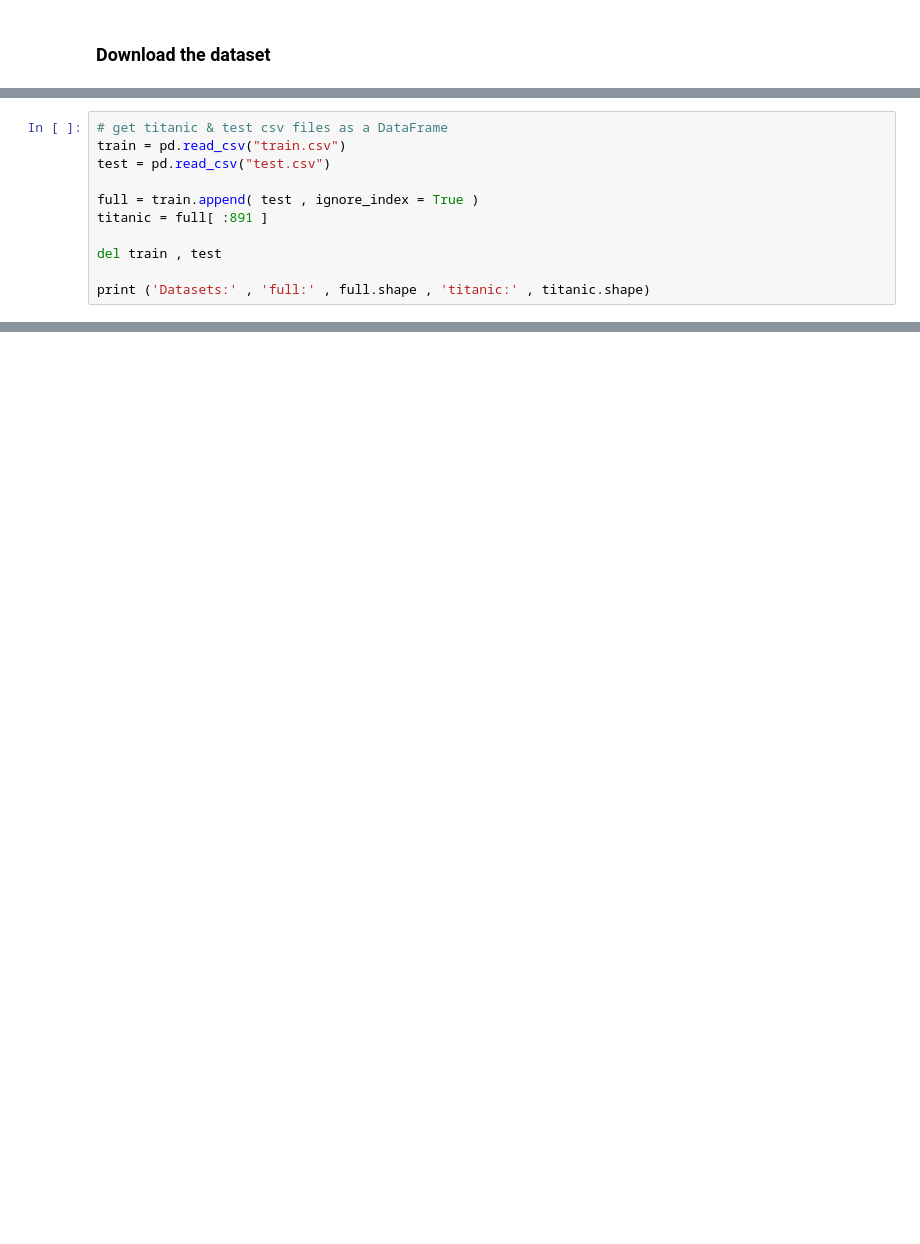
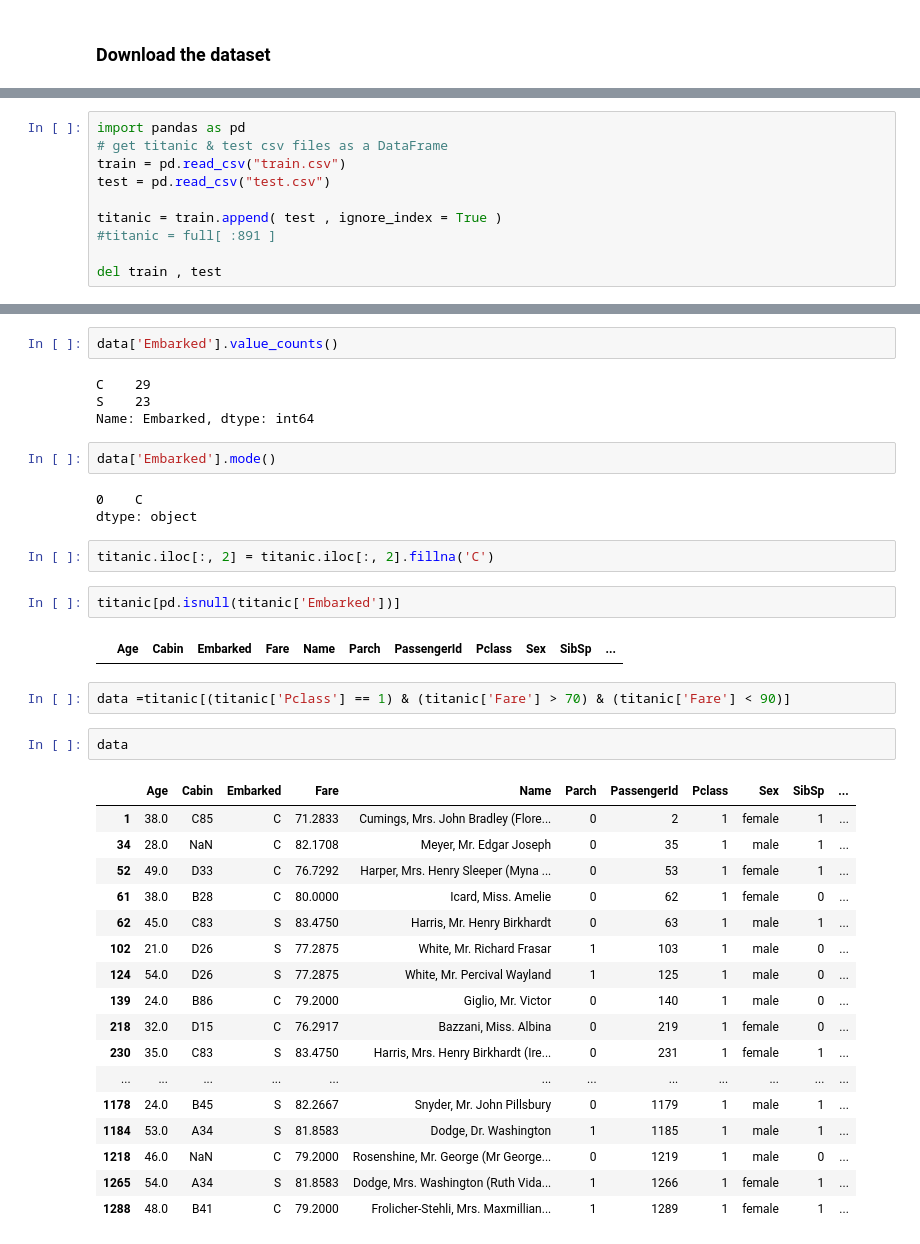
Before and after one commit to arachnie/hackathon-ericsson, a Jupyter notebook: Titanic-NB.ipynb, the cells around one changed output, grey strips where cells are left out. Cells and saved outputs as stored; diff of their text form; blank space fills up the shorter version.

```diff
--- a/Titanic-NB.ipynb
+++ b/Titanic-NB.ipynb
@@ -52,11 +19,10 @@ pylab.rcParams[ 'figure.figsize' ] = 8 , 6
 # %%
+import pandas as pd
 # get titanic & test csv files as a DataFrame
 train = pd.read_csv("train.csv")
 test = pd.read_csv("test.csv")
 
-full = train.append( test , ignore_index = True )
-titanic = full[ :891 ]
+titanic = train.append( test , ignore_index = True )
+#titanic = full[ :891 ]
 
 del train , test
-
-print ('Datasets:' , 'full:' , full.shape , 'titanic:' , titanic.shape)
@@ -64,0 +86,39 @@ ParserError: Error tokenizing data. C error: Expected 1 fields in line 6, saw 2
+# %%
+data['Embarked'].value_counts()
+# %% [output]
+C    29
+S    23
+Name: Embarked, dtype: int64
+# %%
+data['Embarked'].mode()
+# %% [output]
+0    C
+dtype: object
+# %%
+titanic.iloc[:, 2] = titanic.iloc[:, 2].fillna('C')
+# %%
+titanic[pd.isnull(titanic['Embarked'])]
+# %% [output]
+|  | Age | Cabin | Embarked | Fare | Name | Parch | PassengerId | Pclass | Sex | SibSp | ... |
+# %%
+data =titanic[(titanic['Pclass'] == 1) & (titanic['Fare'] > 70) & (titanic['Fare'] < 90)]
+# %%
+data
+# %% [output]
+|  | Age | Cabin | Embarked | Fare | Name | Parch | PassengerId | Pclass | Sex | SibSp | ... |
+| 1 | 38.0 | C85 | C | 71.2833 | Cumings, Mrs. John Bradley (Flore... | 0 | 2 | 1 | female | 1 | ... |
+| 34 | 28.0 | NaN | C | 82.1708 | Meyer, Mr. Edgar Joseph | 0 | 35 | 1 | male | 1 | ... |
+| 52 | 49.0 | D33 | C | 76.7292 | Harper, Mrs. Henry Sleeper (Myna ... | 0 | 53 | 1 | female | 1 | ... |
+| 61 | 38.0 | B28 | C | 80.0000 | Icard, Miss. Amelie | 0 | 62 | 1 | female | 0 | ... |
+| 62 | 45.0 | C83 | S | 83.4750 | Harris, Mr. Henry Birkhardt | 0 | 63 | 1 | male | 1 | ... |
+| 102 | 21.0 | D26 | S | 77.2875 | White, Mr. Richard Frasar | 1 | 103 | 1 | male | 0 | ... |
+| 124 | 54.0 | D26 | S | 77.2875 | White, Mr. Percival Wayland | 1 | 125 | 1 | male | 0 | ... |
+| 139 | 24.0 | B86 | C | 79.2000 | Giglio, Mr. Victor | 0 | 140 | 1 | male | 0 | ... |
+| 218 | 32.0 | D15 | C | 76.2917 | Bazzani, Miss. Albina | 0 | 219 | 1 | female | 0 | ... |
+| 230 | 35.0 | C83 | S | 83.4750 | Harris, Mrs. Henry Birkhardt (Ire... | 0 | 231 | 1 | female | 1 | ... |
+| ... | ... | ... | ... | ... | ... | ... | ... | ... | ... | ... | ... |
+| 1178 | 24.0 | B45 | S | 82.2667 | Snyder, Mr. John Pillsbury | 0 | 1179 | 1 | male | 1 | ... |
+| 1184 | 53.0 | A34 | S | 81.8583 | Dodge, Dr. Washington | 1 | 1185 | 1 | male | 1 | ... |
+| 1218 | 46.0 | NaN | C | 79.2000 | Rosenshine, Mr. George (Mr George... | 0 | 1219 | 1 | male | 0 | ... |
+| 1265 | 54.0 | A34 | S | 81.8583 | Dodge, Mrs. Washington (Ruth Vida... | 1 | 1266 | 1 | female | 1 | ... |
+| 1288 | 48.0 | B41 | C | 79.2000 | Frolicher-Stehli, Mrs. Maxmillian... | 1 | 1289 | 1 | female | 1 | ... |
```
Also changed, not shown: parts of 43 cells of this notebook, 2 other files.
